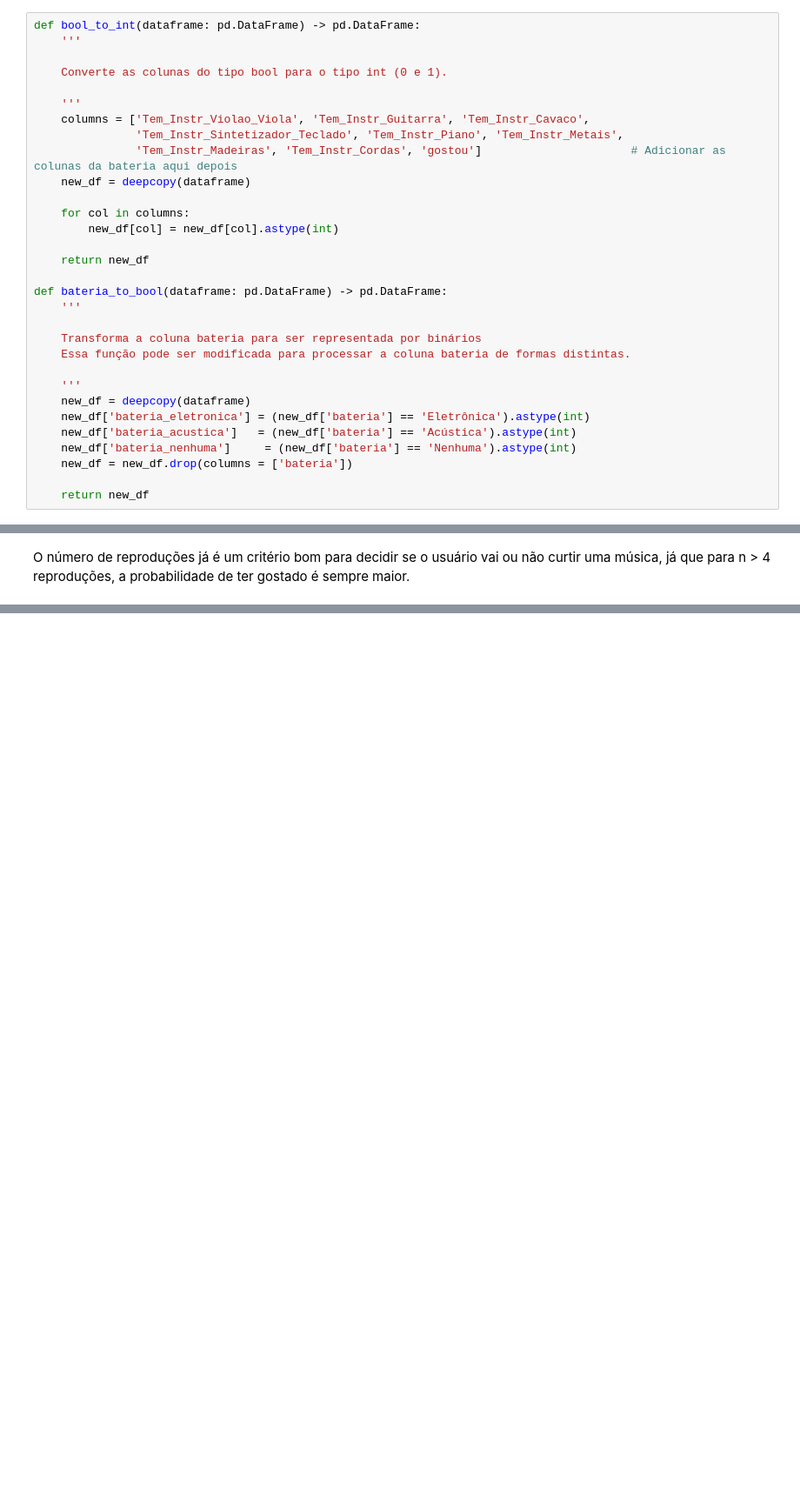
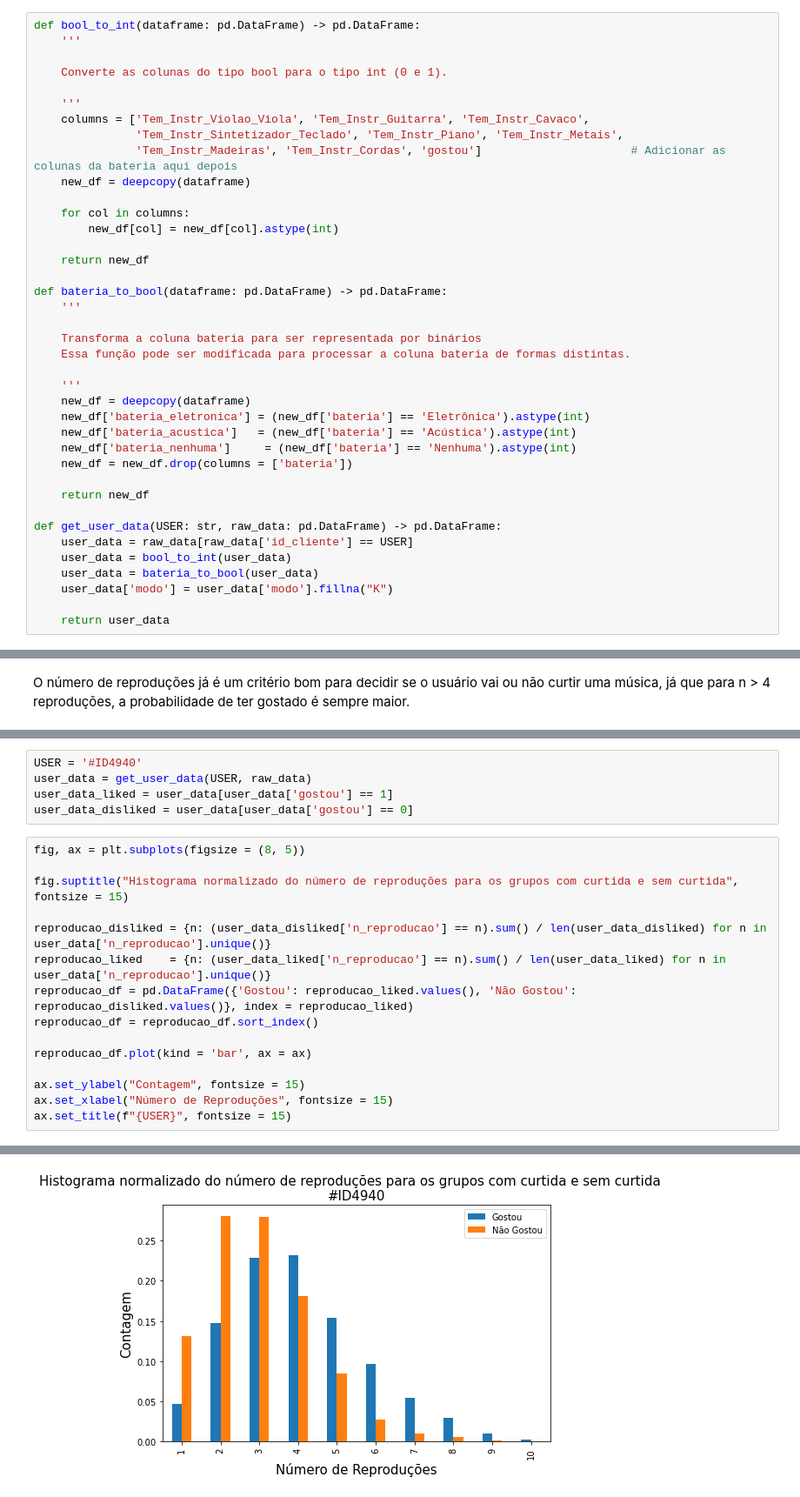
Before and after one commit to PauloRodriguesJr/Projeto_AM_3Q21, a Jupyter notebook: Análise Exploratória.ipynb, the cells around one changed output, grey strips where cells are left out. Shown at 87% size. Saved outputs shown, nothing was run; the diff lists cells and outputs as text; blank space fills up the shorter version.

```diff
--- a/Análise Exploratória.ipynb
+++ b/Análise Exploratória.ipynb
@@ -41,3 +41,11 @@ def bateria_to_bool(dataframe: pd.DataFrame) -> pd.DataFrame:
     new_df = new_df.drop(columns = ['bateria'])
 
     return new_df
+
+def get_user_data(USER: str, raw_data: pd.DataFrame) -> pd.DataFrame:
+    user_data = raw_data[raw_data['id_cliente'] == USER]
+    user_data = bool_to_int(user_data)
+    user_data = bateria_to_bool(user_data)
+    user_data['modo'] = user_data['modo'].fillna("K")
+
+    return user_data
@@ -354,0 +418,21 @@ Isso pode ser refeito para o outro usuário.
+# %%
+USER = '#ID4940'
+user_data = get_user_data(USER, raw_data)
+user_data_liked = user_data[user_data['gostou'] == 1]
+user_data_disliked = user_data[user_data['gostou'] == 0]
+# %%
+fig, ax = plt.subplots(figsize = (8, 5))
+
+fig.suptitle("Histograma normalizado do número de reproduções para os grupos com curtida e sem curtida", fontsize = 15)
+
+reproducao_disliked = {n: (user_data_disliked['n_reproducao'] == n).sum() / len(user_data_disliked) for n in user_data['n_reproducao'].unique()}
+reproducao_liked    = {n: (user_data_liked['n_reproducao'] == n).sum() / len(user_data_liked) for n in user_data['n_reproducao'].unique()}
+reproducao_df = pd.DataFrame({'Gostou': reproducao_liked.values(), 'Não Gostou': reproducao_disliked.values()}, index = reproducao_liked)
+reproducao_df = reproducao_df.sort_index()
+
+reproducao_df.plot(kind = 'bar', ax = ax)
+
+ax.set_ylabel("Contagem", fontsize = 15)
+ax.set_xlabel("Número de Reproduções", fontsize = 15)
+ax.set_title(f"{USER}", fontsize = 15)
+# %% [output]
@@ -354,0 +440 @@ Isso pode ser refeito para o outro usuário.
+[figure, added]
```
Also changed, not shown: parts of 26 cells of this notebook, 6 other files.
